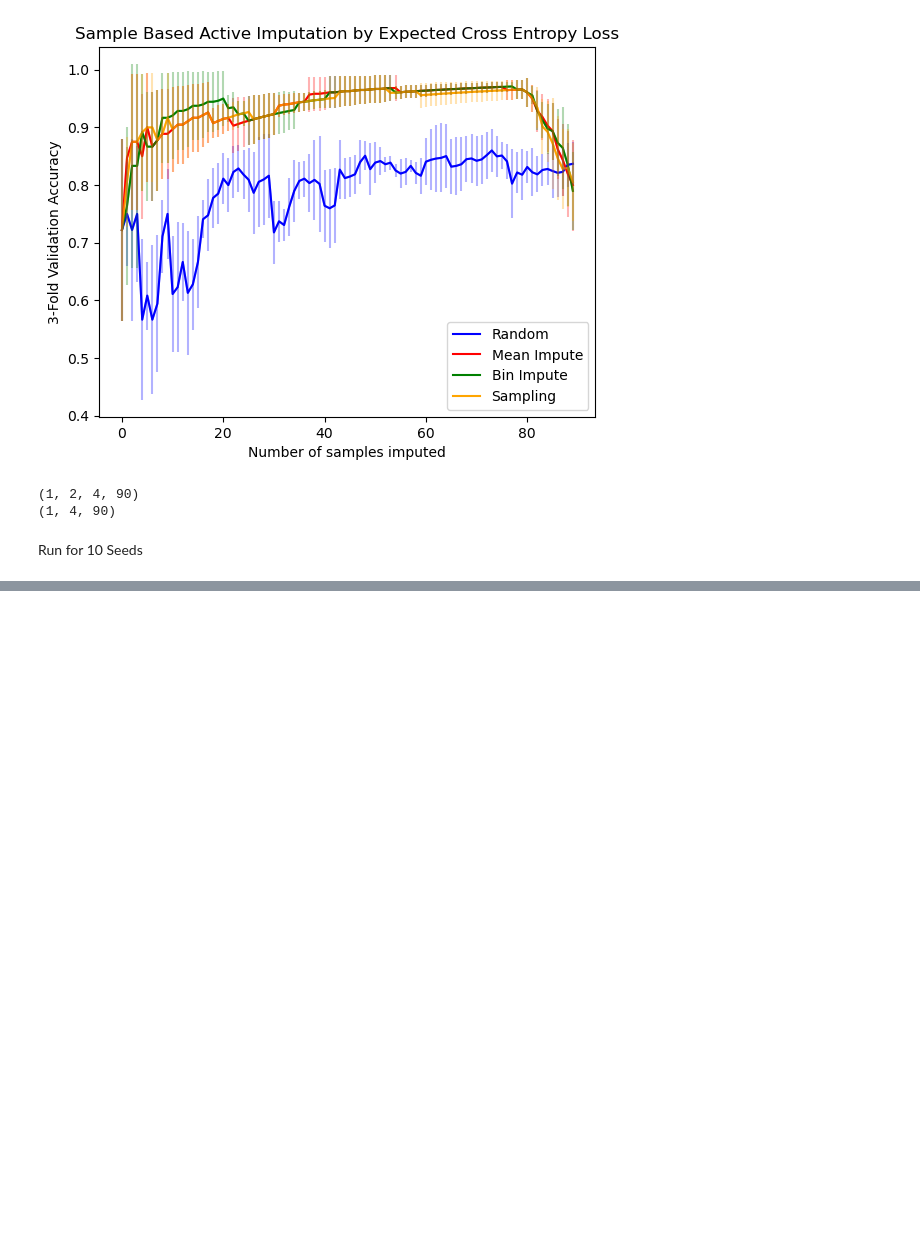
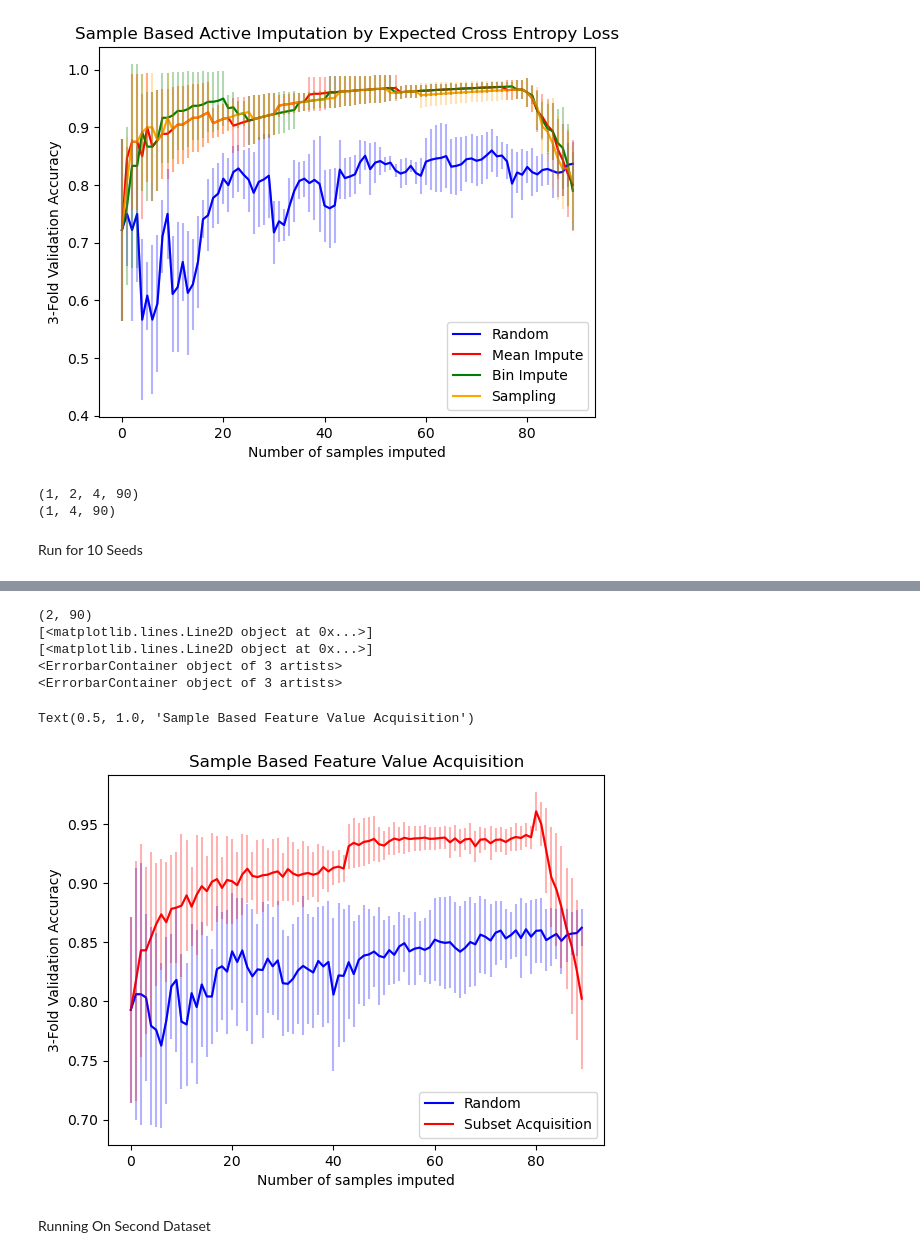
Before and after one commit to ThomasCZhang/Darth-Imputer, a Jupyter notebook: src/sample_based/run_simulations.ipynb, the cells around one changed output, grey strips where cells are left out. Cells and saved outputs as stored; diff of their text form; code cells hidden in the pictures; blank space fills up the shorter version.

```diff
--- a/src/sample_based/run_simulations.ipynb
+++ b/src/sample_based/run_simulations.ipynb
@@ -796,0 +1153,9 @@ Text(0.5, 1.0, 'Sample Based Active Imputation by Expected Cross Entropy Loss')
+# %%
+all_means_new = []
+all_stdvs_new = []
+
+for seed in range(10):
+    np.random.seed(seed)
+    means, stdvs = impute_new.run_simulation()
+    all_means_new.append(means)
+    all_stdvs_new.append(stdvs)
@@ -796,0 +1235,16 @@ Text(0.5, 1.0, 'Sample Based Active Imputation by Expected Cross Entropy Loss')
+# %%
+PrintAllSimulations(all_means_new, all_stdvs_new)
+plt.legend(["Random", "Subset Acquisition"], loc = "lower right")
+plt.xlabel("Number of samples imputed")
+plt.ylabel("3-Fold Validation Accuracy")
+plt.title("Sample Based Feature Value Acquisition")
+# %% [output]
+(2, 90)
+[<matplotlib.lines.Line2D object at 0x...>]
+[<matplotlib.lines.Line2D object at 0x...>]
+<ErrorbarContainer object of 3 artists>
+<ErrorbarContainer object of 3 artists>
+Text(0.5, 1.0, 'Sample Based Feature Value Acquisition')
+[figure, added]
+# %% [markdown]
+Running On Second Dataset
```
Also changed, not shown: parts of 20 cells of this notebook, 12 other files.
